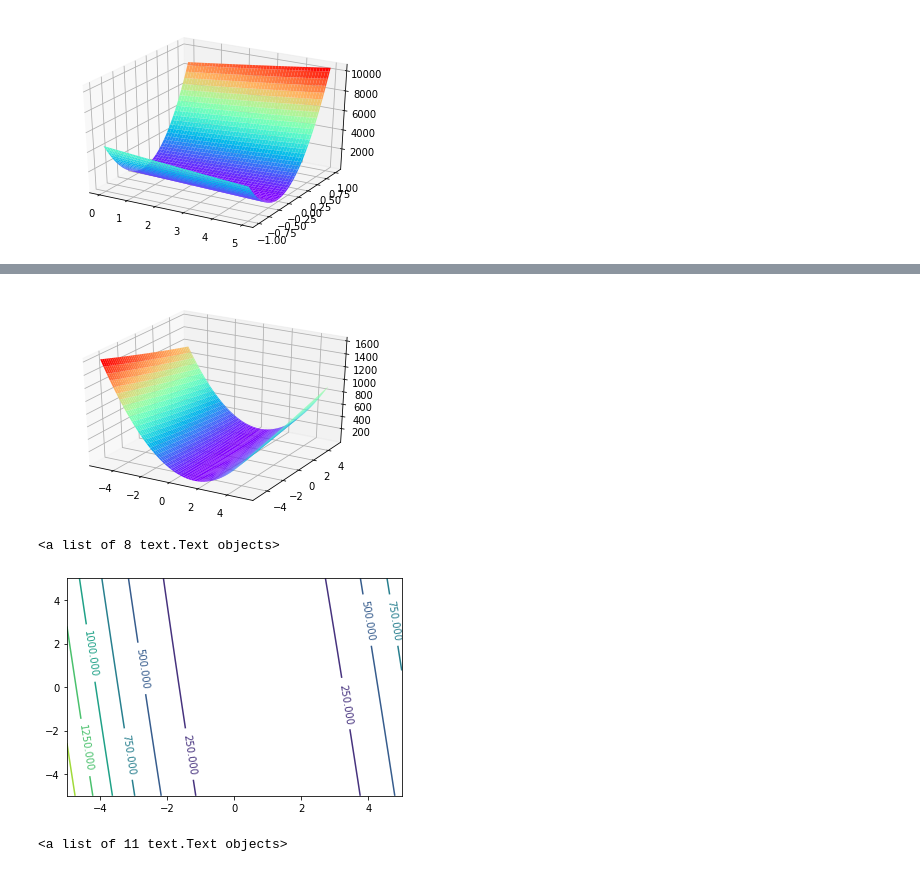
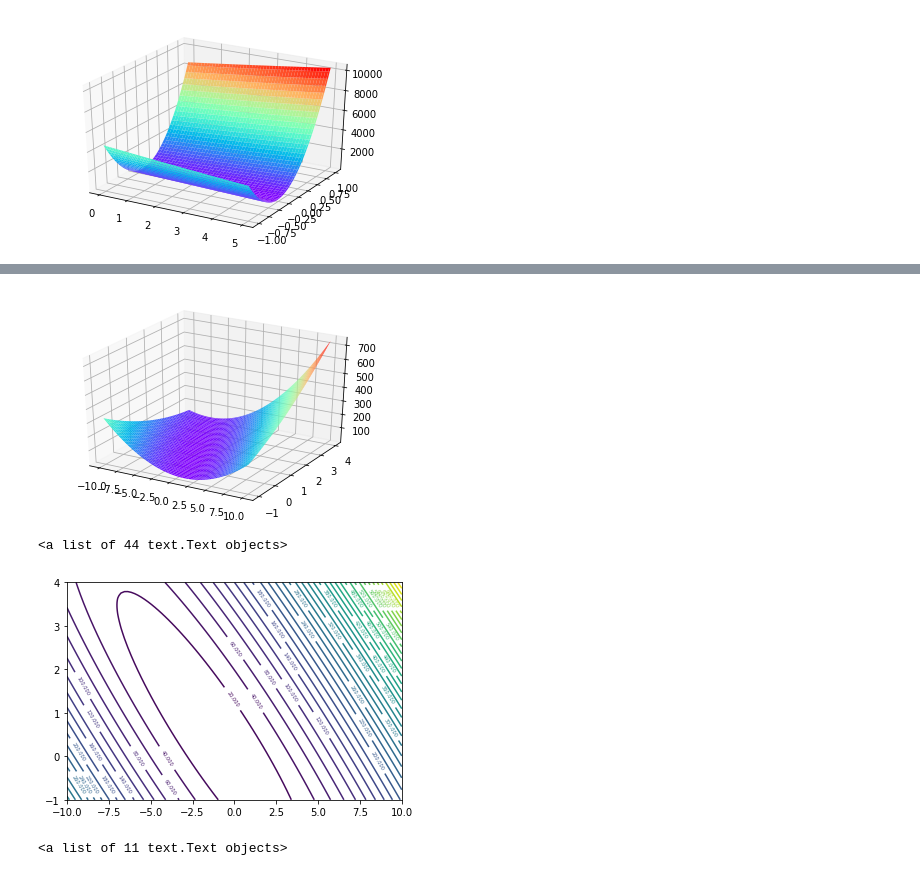
Before and after one commit to Haowen-Zhong/ML, a Jupyter notebook: Chap2.ipynb, the cells around one changed output, grey strips where cells are left out. Drawn from its saved outputs; the diff is of its cells as text; code cells hidden in the pictures.

```diff
--- a/Chap2.ipynb
+++ b/Chap2.ipynb
@@ -108,8 +108,8 @@ figure=plt.figure()
 ax=figure.gca(projection="3d")
 x = data[:,0]
 y = data[:,1]
-theta_0 = np.linspace(-5,5,100)
-theta_1 = np.linspace(-5,5,100)
+theta_0 = np.linspace(-10,10,100)
+theta_1 = np.linspace(-1,4,100)
 X,Y = np.meshgrid(theta_0,theta_1)
 Z = np.zeros([100,100])
 for i in range(0,100):
@@ -118,13 +118,13 @@ for i in range(0,100):
 ax.plot_surface(X,Y,Z,cmap="rainbow")
 plt.show()#从这个图就可以很清晰地看出来了，这个cost实在是太大了，因此很容易直接发散了，对于alpha是有要求的。
 # %% [output]
-[figure, old version]
+[figure, new version]
 # %%
-c = plt.contour(X,Y,Z,color="rainbow")
-plt.clabel(c,inline=True,fontsize=10)
+c = plt.contour(X,Y,Z,40,color="rainbow")
+plt.clabel(c,inline=True,fontsize=5)
 # %% [output]
-<a list of 8 text.Text objects>
+<a list of 44 text.Text objects>
-[figure, old version]
+[figure, new version]
 # %%
 theta_0 = np.linspace(-30,30,1000)
 theta_1 = np.linspace(-20,20,1000)
```
Also changed, not shown: parts of 3 cells of this notebook.
